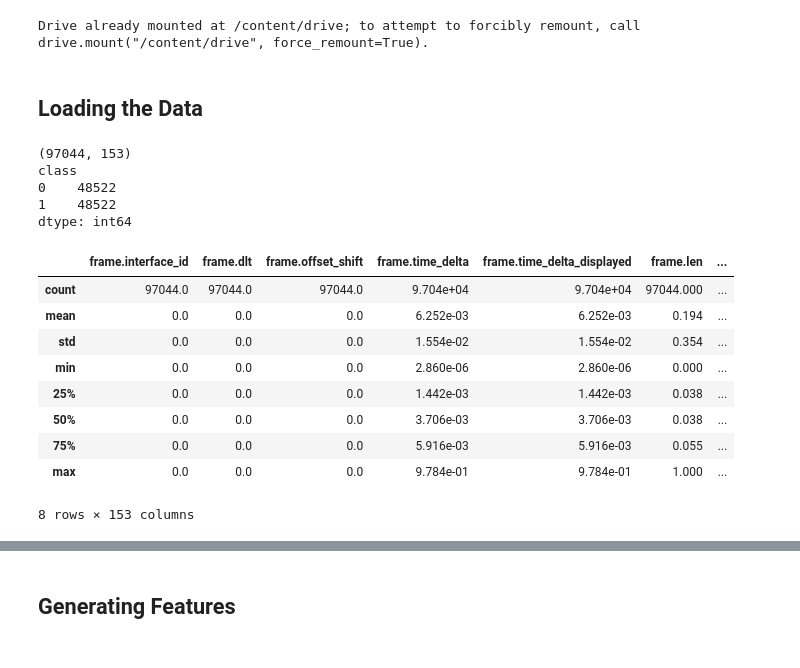
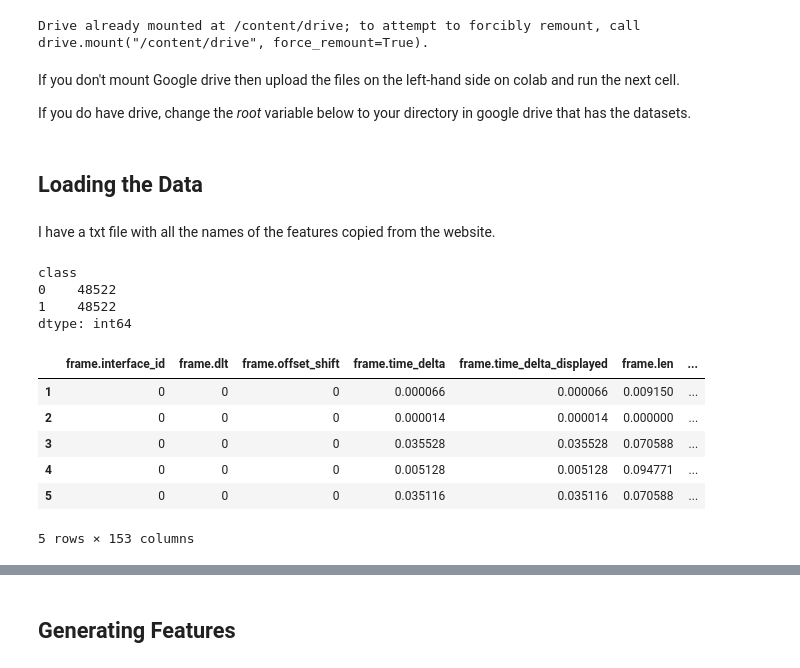
Before and after one commit to Fabio-RibeiroB/BBK-Applied-ML, a Jupyter notebook: BBK_AML_CW.ipynb, the cells around one changed output, grey strips where cells are left out. Saved outputs shown, nothing was run; the diff lists cells and outputs as text; code cells hidden in the pictures.

```diff
--- a/BBK_AML_CW.ipynb
+++ b/BBK_AML_CW.ipynb
@@ -16,62 +65,75 @@ from google.colab import drive
 drive.mount('/content/drive')
 # %% [output]
 Drive already mounted at /content/drive; to attempt to forcibly remount, call drive.mount("/content/drive", force_remount=True).
+# %% [markdown]
+If you don't mount Google drive then upload the files on the left-hand side
+on colab and run the next cell.
+
+If you do have drive, change the *root* variable below to your directory in
+google drive that has the datasets.
 # %%
 # Training and Test sets
-root ='/content/drive/MyDrive/AML Data/'
-train_csv = root +  'train_imperson_without4n7_balanced_data.csv'
-test_csv = root +  'test_imperson_without4n7_balanced_data.csv'
+
+root ='/content/drive/MyDrive/AML Data/' # path for my data in google drive
+try:
+
+  if path.isdir(root):
+
+    train_csv = root +  'train_imperson_without4n7_balanced_data.csv'
+    test_csv = root +  'test_imperson_without4n7_balanced_data.csv'
+
+  else:
+    train_csv = 'train_imperson_without4n7_balanced_data.csv'
+    test_csv = 'test_imperson_without4n7_balanced_data.csv'
+
+except:
+  print('You must have the datasets saved before continuing.')
 # %% [markdown]
 ## Loading the Data
+# %% [markdown]
+I have a txt file with all the names of the features copied from the website.
 # %%
 # Get the names of all features from txt file
 features_txt = open(root+"features.txt", "r")
 features = []
 feature = features_txt.readline()
 
 while feature != "":
   feature = feature.rstrip("\n")
   if feature not in features:
     features.append(feature)
   else:
     features.append(feature + '2') # There is a duplicate name, add 2 to the end
   feature = features_txt.readline()
 
 features_txt.close()
 
+
 # remove features 4 and 7 as required by specification as they provide temporal
 # information which may cause unfair prediction
+
 features.remove('frame.time_epoch')
 features.remove('frame.time_relative')
 
 
-# print(features[-1]) # target variable 'class'
-# print(len(features)) # 152 input variables + 1 target
-
 # Put into pd dataframe, remove first row which is just a variable number
-train = read_csv(train_csv, names=features)
-train = train.drop([0])
-print(train.shape) # (97044, 155)
+train_df = read_csv(train_csv, names=features)
+train_df = train_df.drop([0])
 
 # Class distribution - check if balanced
-class_counts=train.groupby('class').size()
+class_counts=train_df.groupby('class').size()
 print(class_counts) # Balanced data
 
-# Desribe
-train.describe()
+train_df.head()
 # %% [output]
-(97044, 153)
 class
 0    48522
 1    48522
 dtype: int64
 |  | frame.interface_id | frame.dlt | frame.offset_shift | frame.time_delta | frame.time_delta_displayed | frame.len | ... |
-| count | 97044.0 | 97044.0 | 97044.0 | 9.704e+04 | 9.704e+04 | 97044.000 | ... |
-| mean | 0.0 | 0.0 | 0.0 | 6.252e-03 | 6.252e-03 | 0.194 | ... |
-| std | 0.0 | 0.0 | 0.0 | 1.554e-02 | 1.554e-02 | 0.354 | ... |
-| min | 0.0 | 0.0 | 0.0 | 2.860e-06 | 2.860e-06 | 0.000 | ... |
-| 25% | 0.0 | 0.0 | 0.0 | 1.442e-03 | 1.442e-03 | 0.038 | ... |
-| 50% | 0.0 | 0.0 | 0.0 | 3.706e-03 | 3.706e-03 | 0.038 | ... |
-| 75% | 0.0 | 0.0 | 0.0 | 5.916e-03 | 5.916e-03 | 0.055 | ... |
-| max | 0.0 | 0.0 | 0.0 | 9.784e-01 | 9.784e-01 | 1.000 | ... |
+| 1 | 0 | 0 | 0 | 0.000066 | 0.000066 | 0.009150 | ... |
+| 2 | 0 | 0 | 0 | 0.000014 | 0.000014 | 0.000000 | ... |
+| 3 | 0 | 0 | 0 | 0.035528 | 0.035528 | 0.070588 | ... |
+| 4 | 0 | 0 | 0 | 0.005128 | 0.005128 | 0.094771 | ... |
+| 5 | 0 | 0 | 0 | 0.035116 | 0.035116 | 0.070588 | ... |
-8 rows × 153 columns
+5 rows × 153 columns
```
Also changed, not shown: parts of 73 cells of this notebook.
